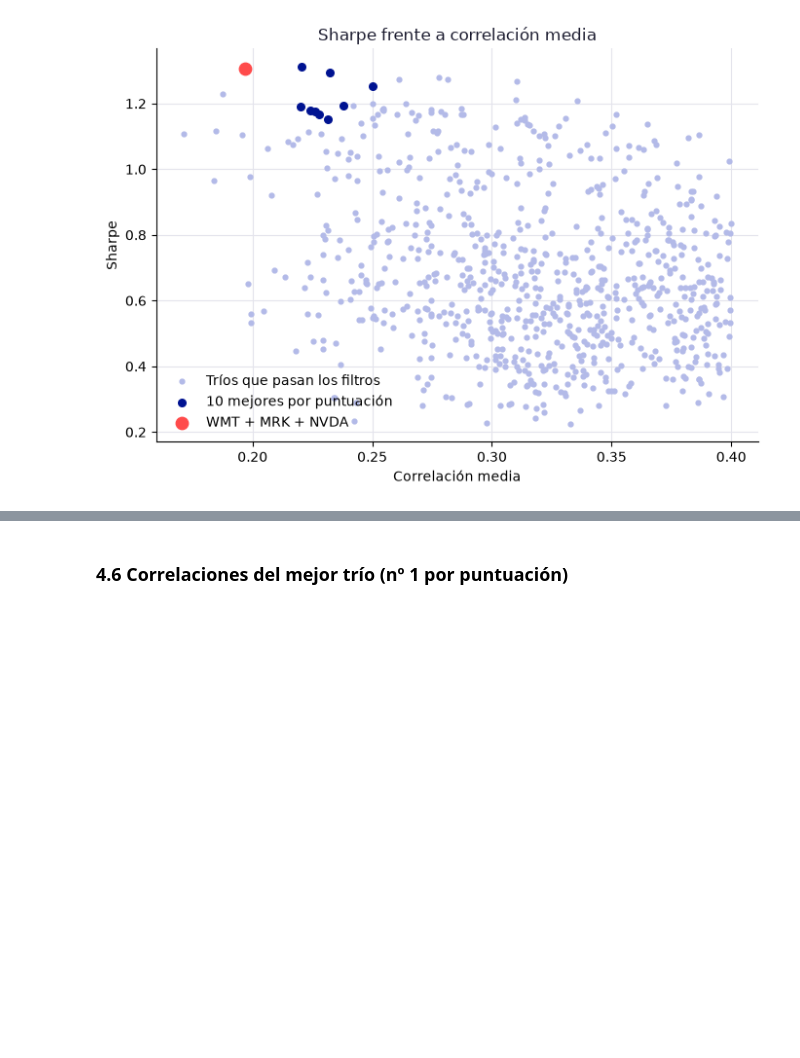
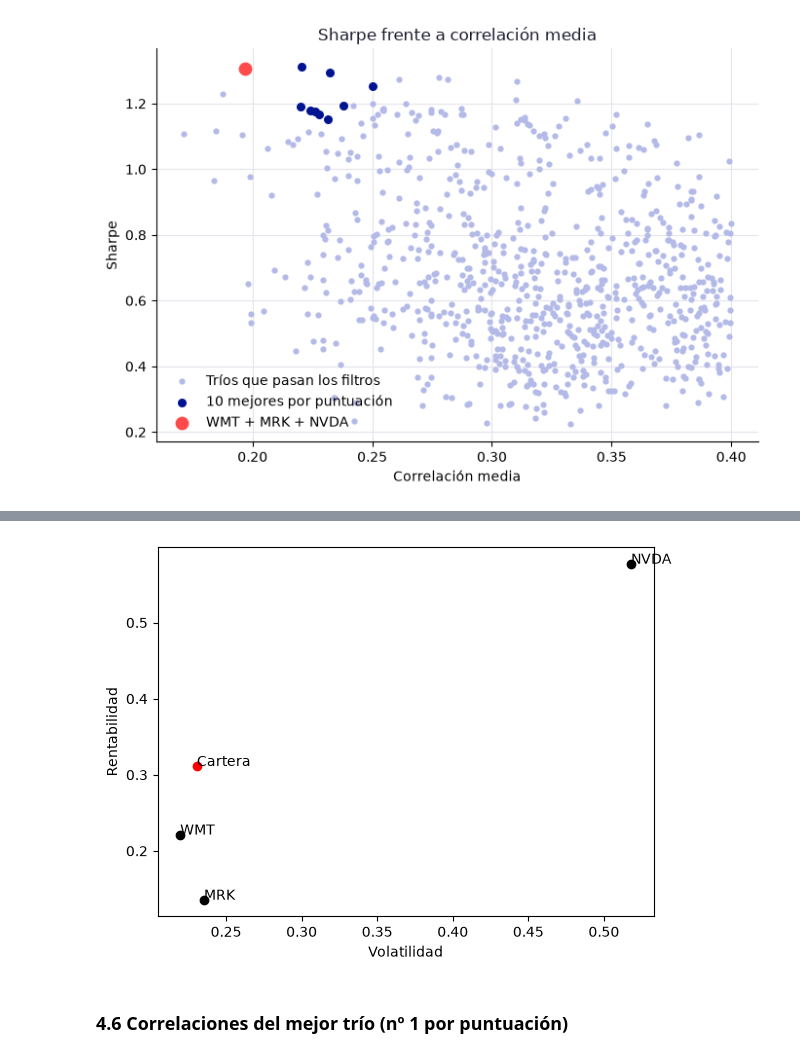
Before and after one commit to alvmorenobl/bbva-option-pricing-montecarlo-rnn, a Jupyter notebook: seleccioncartera.ipynb, the cells around one changed output, grey strips where cells are left out. Drawn from its saved outputs; the diff is of its cells as text; code cells hidden in the pictures; blank space fills up the shorter version.

Commit message:
Selección de cartera: actualización del notebook

```diff
--- a/seleccioncartera.ipynb
+++ b/seleccioncartera.ipynb
@@ -296,3 +304,15 @@ plt.show()
+# %%
+plt.scatter(todos.loc["WMT + MRK + NVDA", "volatilidad"], todos.loc["WMT + MRK + NVDA", "rentabilidad"], color="red")
+plt.annotate("Cartera", (todos.loc["WMT + MRK + NVDA", "volatilidad"], todos.loc["WMT + MRK + NVDA", "rentabilidad"]))
+
+for e in ["WMT", "MRK", "NVDA"]:
+    vol_e, rent_e = rent[e].std() * np.sqrt(252), rent[e].mean() * 252
+    plt.scatter(vol_e, rent_e, color="black")
+    plt.annotate(e, (vol_e, rent_e))
+
+plt.xlabel("Volatilidad"); plt.ylabel("Rentabilidad"); plt.show()
+# %% [output]
+[figure, added]
 # %% [markdown]
 ### 4.6 Correlaciones del mejor trío (nº 1 por puntuación)
 # %%
```
Also changed, not shown: parts of 1 cell of this notebook.
